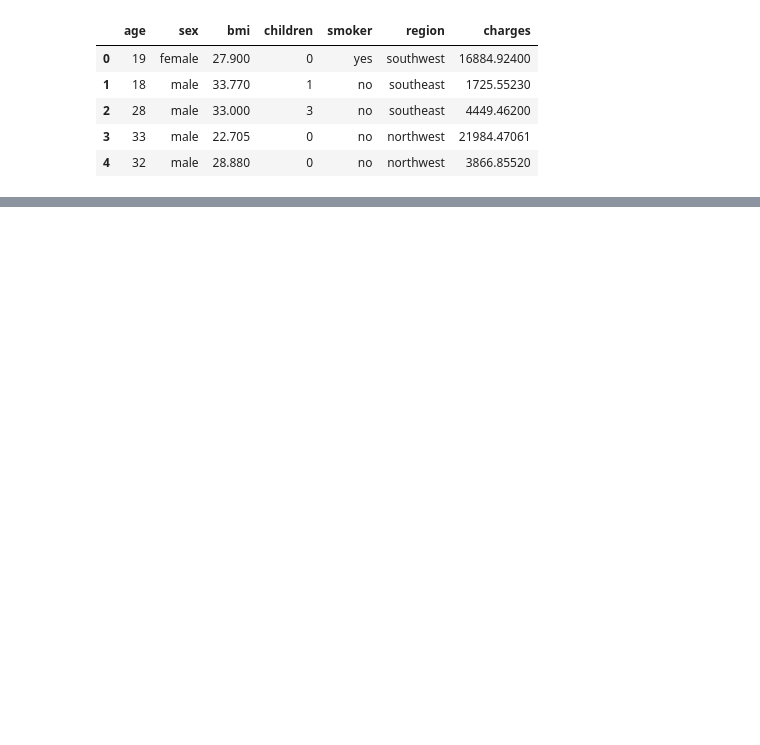
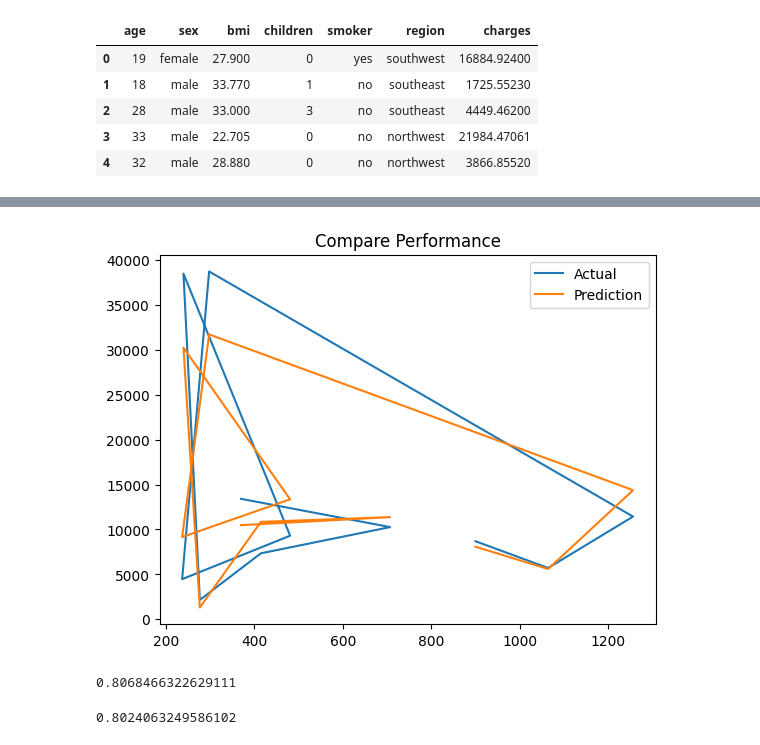
Before and after one commit to wrickguha/Health_Insurance_Cost_Prediction, a Jupyter notebook: ML.ipynb, the cells around one changed output, grey strips where cells are left out. Drawn from its saved outputs; the diff is of its cells as text; code cells hidden in the pictures; blank space fills up the shorter version.

```diff
--- a/ML.ipynb
+++ b/ML.ipynb
@@ -16,0 +166,4 @@ df.head()
+# %%
+from sklearn.linear_model import LinearRegression
+
+regression= LinearRegression()
@@ -16,0 +192,2 @@ df.head()
+# %%
+y_pred = regression.predict(X_test)
@@ -16,0 +224,3 @@ df.head()
+# %%
+df = pd.DataFrame({"Actual":y_test,"Prediction":y_pred})
+df
@@ -16,0 +241,10 @@ df.head()
+# %%
+plt.plot(df['Actual'].iloc[0:11],label="Actual")
+plt.plot(df['Prediction'].iloc[0:11],label="Prediction")
+
+plt.tight_layout
+plt.title("Compare Performance")
+plt.legend()
+plt.show()
+# %% [output]
+[figure, added]
@@ -16,0 +253,9 @@ df.head()
+# %%
+score=r2_score(y_test,y_pred)
+print(score)
+# %% [output]
+0.8068466322629111
+# %%
+print(1-(1-score)*(len(y_test)-1)/(len(y_test)-X_test.shape[1]-1))
+# %% [output]
+0.8024063249586102
```
Also changed, not shown: parts of 38 cells of this notebook.
